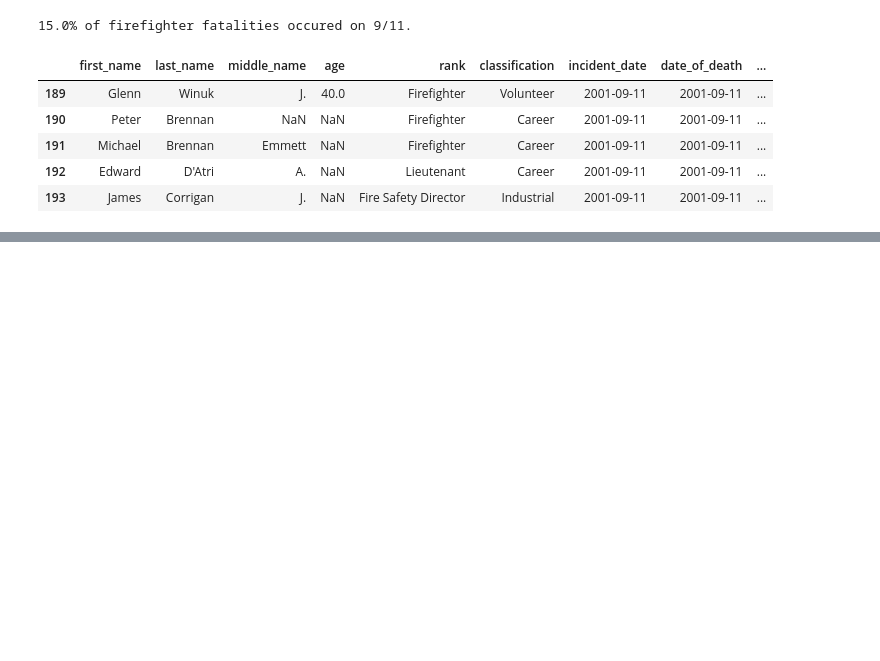
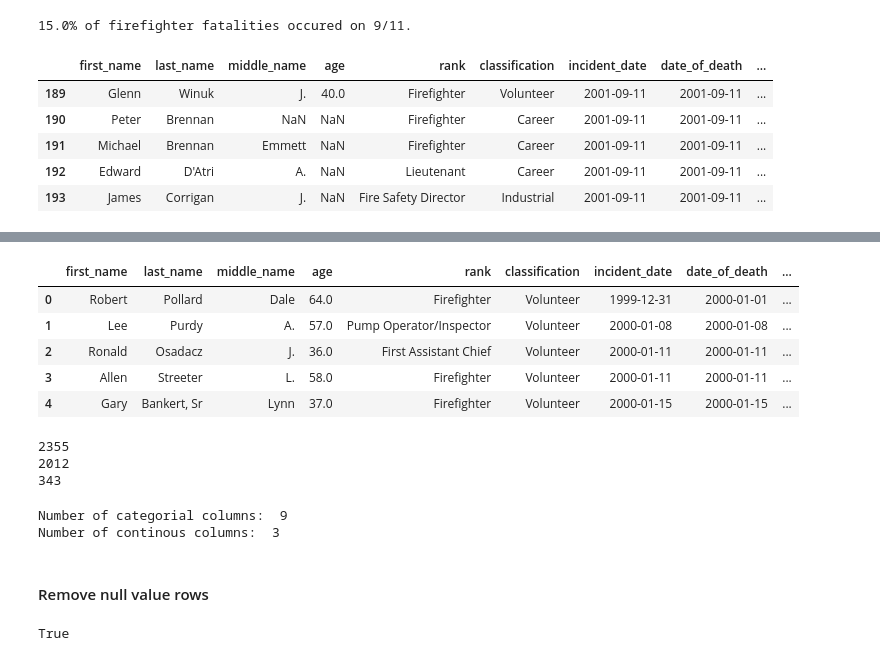
Before and after one commit to abcjamesjordan/firefigher_fatalities, a Jupyter notebook: ff_analysis.ipynb, the cells around one changed output, grey strips where cells are left out. Cells and saved outputs as stored; diff of their text form; code cells hidden in the pictures; blank space fills up the shorter version.

```diff
--- a/ff_analysis.ipynb
+++ b/ff_analysis.ipynb
@@ -103,0 +130,32 @@ plt.show()
+# %%
+df.head()
+# %% [output]
+|  | first_name | last_name | middle_name | age | rank | classification | incident_date | date_of_death | ... |
+| 0 | Robert | Pollard | Dale | 64.0 | Firefighter | Volunteer | 1999-12-31 | 2000-01-01 | ... |
+| 1 | Lee | Purdy | A. | 57.0 | Pump Operator/Inspector | Volunteer | 2000-01-08 | 2000-01-08 | ... |
+| 2 | Ronald | Osadacz | J. | 36.0 | First Assistant Chief | Volunteer | 2000-01-11 | 2000-01-11 | ... |
+| 3 | Allen | Streeter | L. | 58.0 | Firefighter | Volunteer | 2000-01-11 | 2000-01-11 | ... |
+| 4 | Gary | Bankert, Sr | Lynn | 37.0 | Firefighter | Volunteer | 2000-01-15 | 2000-01-15 | ... |
+# %%
+print(len(df_all))
+print(len(df))
+print(len(df_911))
+# %% [output]
+2355
+2012
+343
+# %%
+cat_names = ['rank', 'classification', 'cause_of_death', 'nature_of_death', 'activity', 'emergency', 'duty', 'property_type', 'memorial_fund_info']
+cont_names = ['age', 'incident_date', 'date_of_death']
+
+print('Number of categorial columns: ', len(cat_names))
+print('Number of continous columns: ', len(cont_names))
+# %% [output]
+Number of categorial columns:  9
+Number of continous columns:  3
+# %% [markdown]
+#### Remove null value rows
+# %%
+df.isnull().values.any()
+# %% [output]
+True
```
Also changed, not shown: parts of 12 cells of this notebook.
